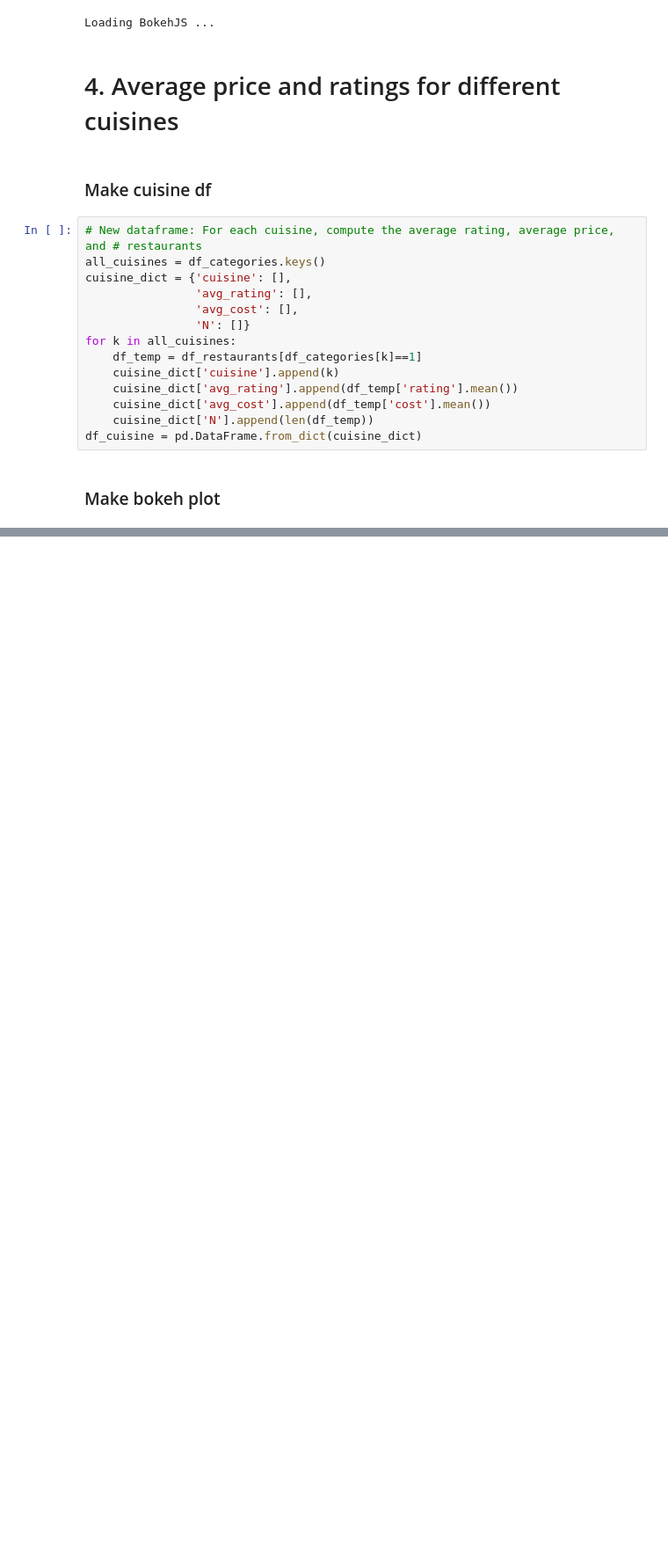
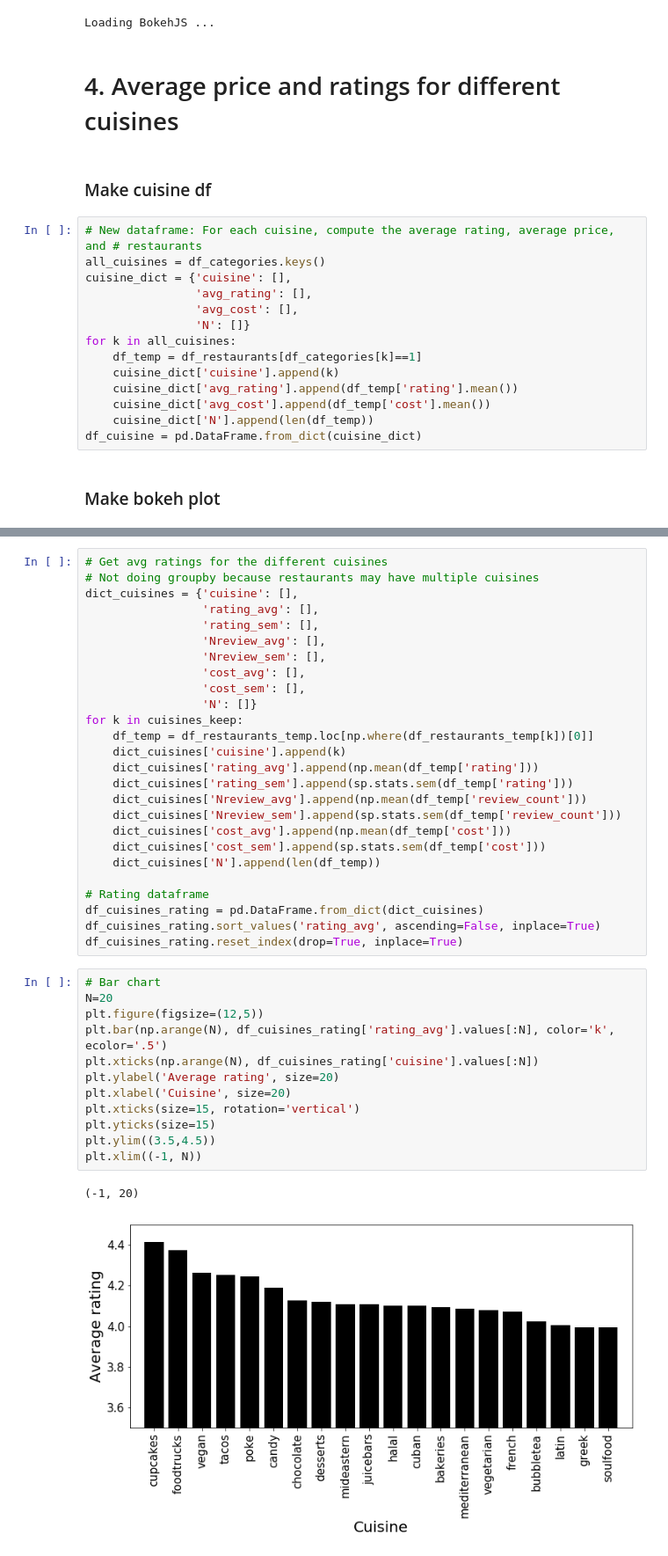
Before and after one commit to srcole/qwm, a Jupyter notebook: yelp/Analyze - cuisines.ipynb, the cells around one changed output, grey strips where cells are left out. Shown at 88% size. Cells and saved outputs as stored; diff of their text form; blank space fills up the shorter version.

```diff
--- a/yelp/Analyze - cuisines.ipynb
+++ b/yelp/Analyze - cuisines.ipynb
@@ -184,0 +180,41 @@ df_cuisine_limit
+# %%
+# Get avg ratings for the different cuisines
+# Not doing groupby because restaurants may have multiple cuisines
+dict_cuisines = {'cuisine': [],
+                 'rating_avg': [],
+                 'rating_sem': [],
+                 'Nreview_avg': [],
+                 'Nreview_sem': [],
+                 'cost_avg': [],
+                 'cost_sem': [],
+                 'N': []}
+for k in cuisines_keep:
+    df_temp = df_restaurants_temp.loc[np.where(df_restaurants_temp[k])[0]]
+    dict_cuisines['cuisine'].append(k)
+    dict_cuisines['rating_avg'].append(np.mean(df_temp['rating']))
+    dict_cuisines['rating_sem'].append(sp.stats.sem(df_temp['rating']))
+    dict_cuisines['Nreview_avg'].append(np.mean(df_temp['review_count']))
+    dict_cuisines['Nreview_sem'].append(sp.stats.sem(df_temp['review_count']))
+    dict_cuisines['cost_avg'].append(np.mean(df_temp['cost']))
+    dict_cuisines['cost_sem'].append(sp.stats.sem(df_temp['cost']))
+    dict_cuisines['N'].append(len(df_temp))
+
+# Rating dataframe
+df_cuisines_rating = pd.DataFrame.from_dict(dict_cuisines)
+df_cuisines_rating.sort_values('rating_avg', ascending=False, inplace=True)
+df_cuisines_rating.reset_index(drop=True, inplace=True)
+# %%
+# Bar chart
+N=20
+plt.figure(figsize=(12,5))
+plt.bar(np.arange(N), df_cuisines_rating['rating_avg'].values[:N], color='k', ecolor='.5')
+plt.xticks(np.arange(N), df_cuisines_rating['cuisine'].values[:N])
+plt.ylabel('Average rating', size=20)
+plt.xlabel('Cuisine', size=20)
+plt.xticks(size=15, rotation='vertical')
+plt.yticks(size=15)
+plt.ylim((3.5,4.5))
+plt.xlim((-1, N))
+# %% [output]
+(-1, 20)
+[figure, added]
```
Also changed, not shown: parts of 14 cells of this notebook, 1 other file.
